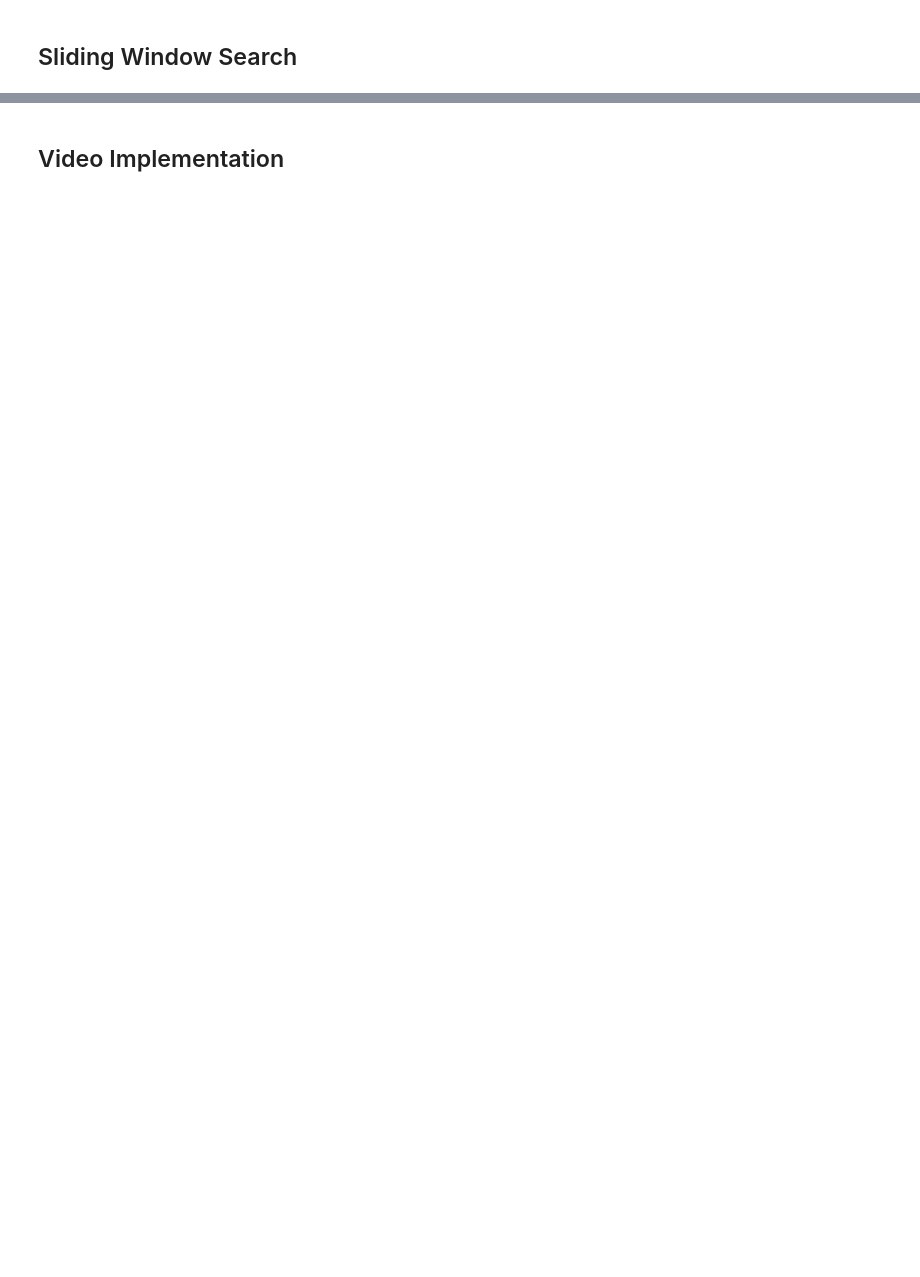
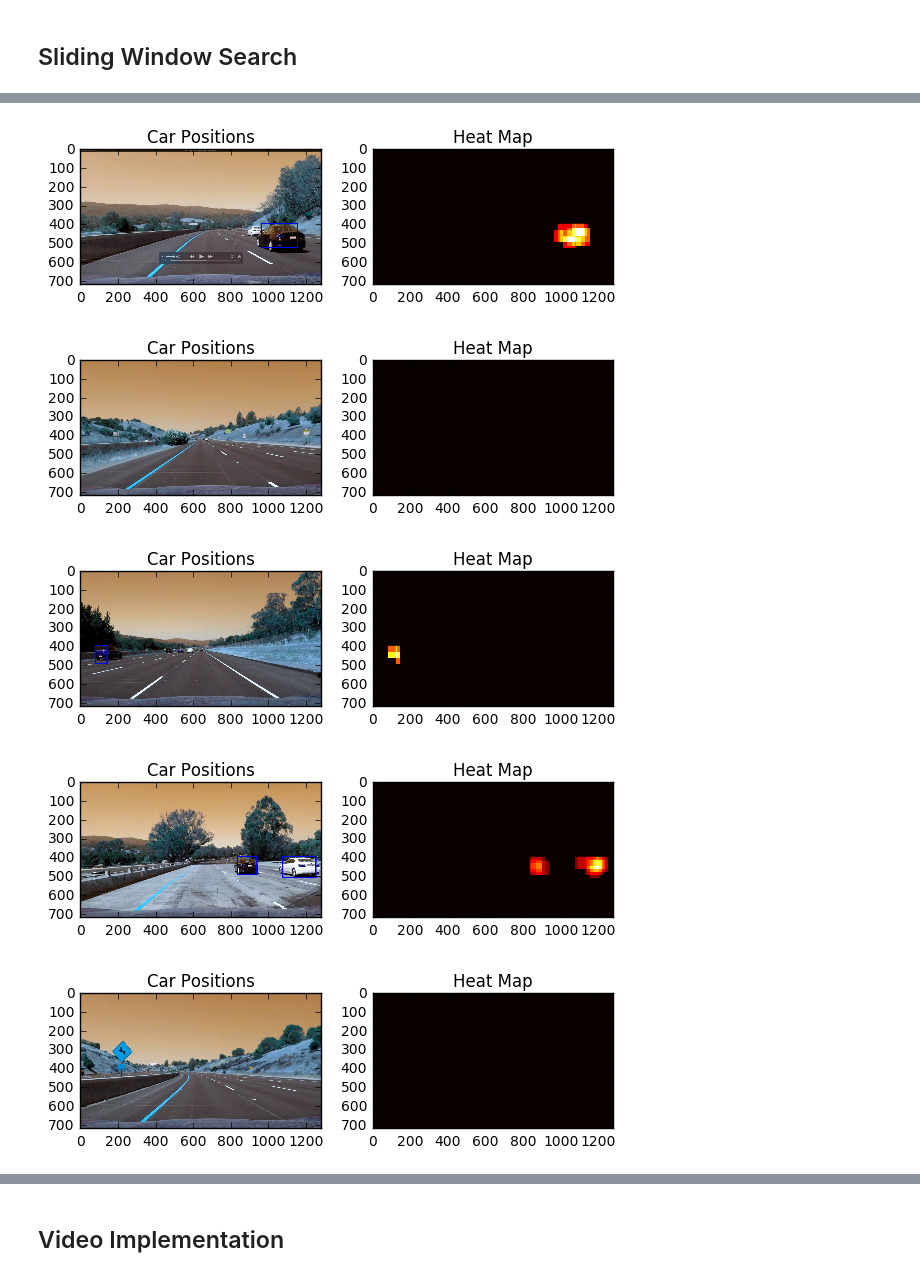
Before and after one commit to christycui/CarND-Vehicle-Detection, a Jupyter notebook: Vehicle Detection.ipynb, the cells around one changed output, grey strips where cells are left out. Cells and saved outputs as stored; diff of their text form; code cells hidden in the pictures; blank space fills up the shorter version.

```diff
--- a/Vehicle Detection.ipynb
+++ b/Vehicle Detection.ipynb
@@ -80,7 +83,8 @@ def extract_features(imgs, color_space='RGB', spatial_size=(32, 32),
                 feature_image = cv2.cvtColor(img, cv2.COLOR_BGR2YUV)
             elif color_space == 'YCrCb':
                 feature_image = cv2.cvtColor(img, cv2.COLOR_BGR2YCrCb)
-        else: feature_image = cv2.cvtColor(img, cv2.COLOR_BGR2RBG)
+        else:
+            feature_image = img[:,:,::-1]
         #3) Compute spatial features if flag is set
         if spatial_feat == True:
             spatial_features = bin_spatial(feature_image, size=spatial_size)
@@ -352,0 +414,45 @@ plt.savefig('output_images/heatmap.jpg')
+# %%
+import pickle
+# load it again
+svcIn = open('svc.pkl', 'rb')
+svc_loaded = pickle.load(svcIn)
+X_scalerIn = open('X_scaler.pkl','rb')
+X_scaler = pickle.load(X_scalerIn)
+# %%
+orient = 7  # HOG orientations
+pix_per_cell = 8 # HOG pixels per cell
+cell_per_block = 2 # HOG cells per block
+hog_channel = "ALL" # Can be 0, 1, 2, or "ALL"
+spatial_size = (32, 32) # Spatial binning dimensions
+hist_bins = 32    # Number of histogram bins
+
+ystart = [400,400]
+ystop = [656,550]
+scale = [1.5,1.]
+for img in glob.glob('test_images/*.jpg'):
+    img = cv2.imread(img)
+    box_list = []
+    for i in range(len(ystart)):
+        result = find_cars(img, ystart[i], ystop[i], scale[i], svc, X_scaler, orient, pix_per_cell, cell_per_block, spatial_size, hist_bins)
+        box_list.extend(result)
+    heat = np.zeros_like(img[:,:,0]).astype(np.float)
+    heat = add_heat(heat,box_list)
+    heat = apply_threshold(heat,1)
+    heatmap = np.clip(heat, 0, 255)
+    labels = label(heatmap)
+    box, draw_img = draw_labeled_bboxes(np.copy(img), labels)
+    fig = plt.figure()
+    plt.subplot(121)
+    plt.imshow(draw_img)
+    plt.title('Car Positions')
+    plt.subplot(122)
+    plt.imshow(heatmap, cmap='hot')
+    plt.title('Heat Map')
+    fig.tight_layout()
+    plt.savefig('output_images/heatmap.jpg')
+# %% [output]
+[figure, added]
+[figure, added]
+[figure, added]
+[figure, added]
+[figure, added]
```
Also changed, not shown: parts of 18 cells of this notebook, 15 other files.
